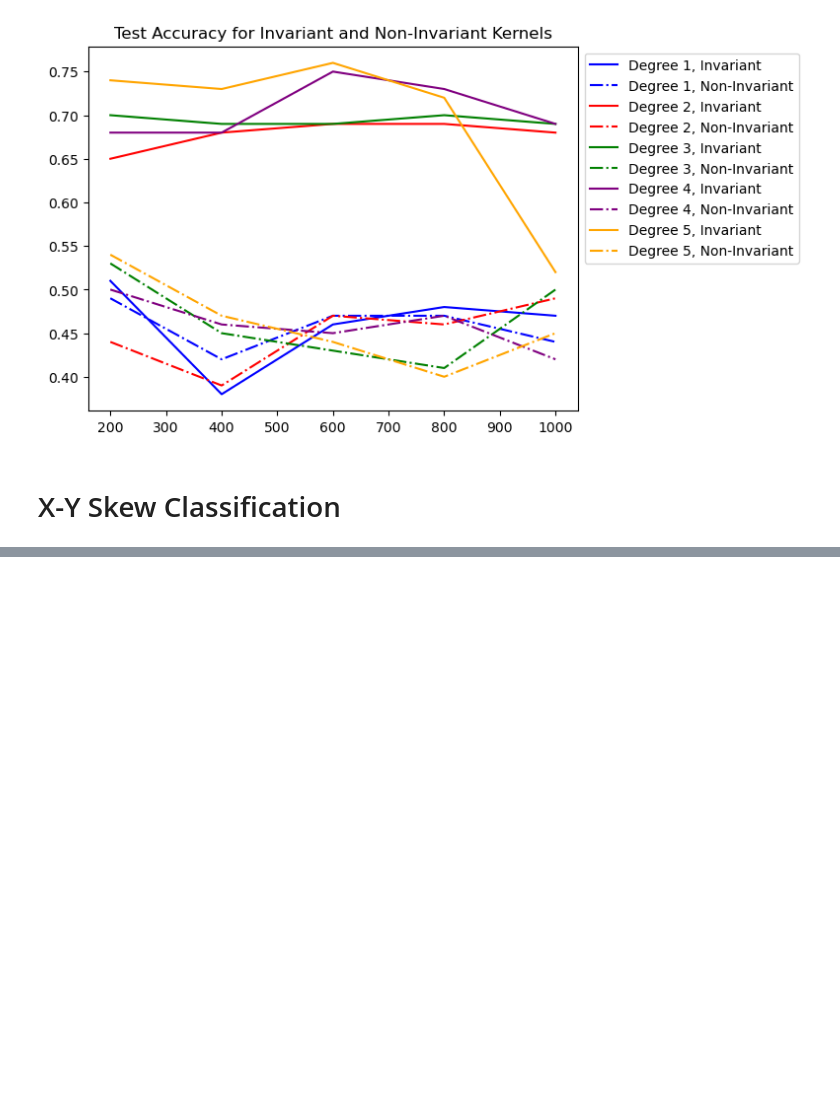
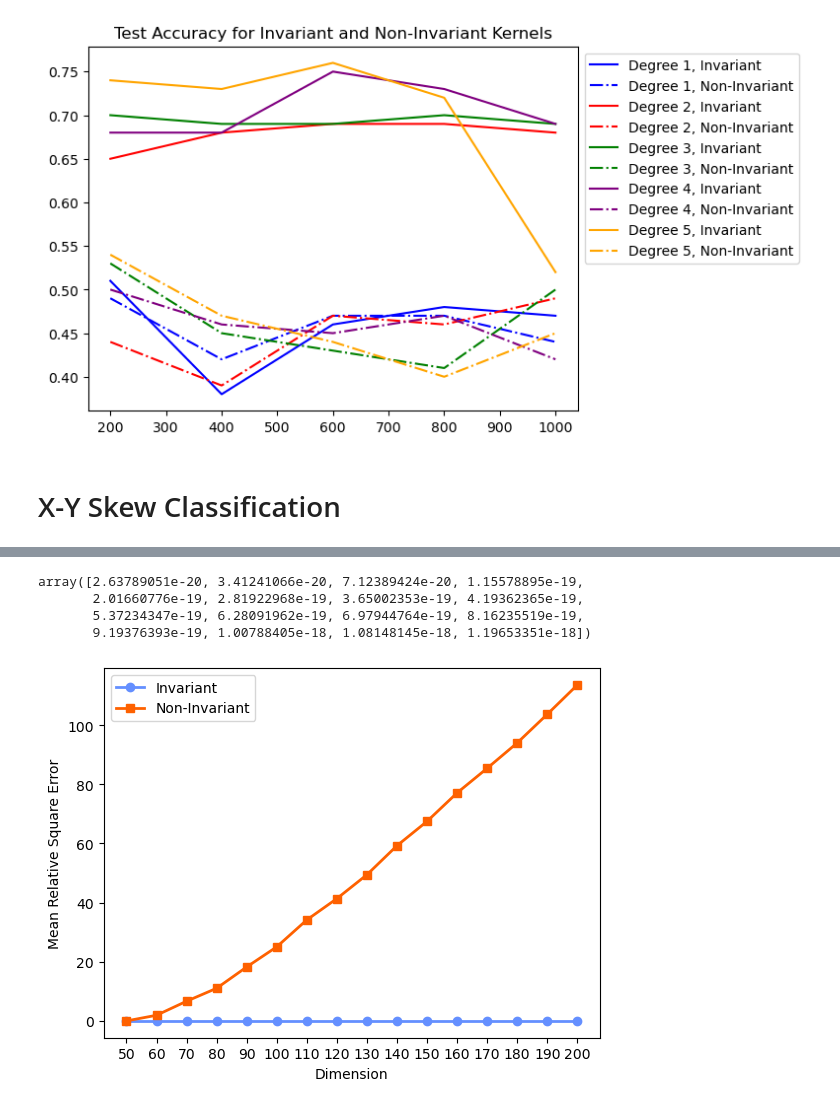
Before and after one commit to j4ck-k/invariant-kernels, a Jupyter notebook: invariant-inner-product.ipynb, the cells around one changed output, grey strips where cells are left out. Saved outputs shown, nothing was run; the diff lists cells and outputs as text; code cells hidden in the pictures; blank space fills up the shorter version.

```diff
--- a/invariant-inner-product.ipynb
+++ b/invariant-inner-product.ipynb
@@ -1238,0 +1950,6 @@ Text(0.5, 1.0, 'Test Accuracy for Invariant and Non-Invariant Kernels')
+# %%
+invariant_test_acc=np.load('Data/Norm-Data/squared-d50-invariant-test-error.npy')
+noninvariant_test_acc= np.load('Data/Norm-Data/squared-d50-noninvariant-test-error.npy')
+# %%
+invariant_test_acc=invariant_test_acc[:,1:]
+noninvariant_test_acc=noninvariant_test_acc[:,1:]
@@ -1238,0 +1958,17 @@ Text(0.5, 1.0, 'Test Accuracy for Invariant and Non-Invariant Kernels')
+# %%
+invariant_test_acc[1]
+# %% [output]
+array([2.63789051e-20, 3.41241066e-20, 7.12389424e-20, 1.15578895e-19,
+       2.01660776e-19, 2.81922968e-19, 3.65002353e-19, 4.19362365e-19,
+       5.37234347e-19, 6.28091962e-19, 6.97944764e-19, 8.16235519e-19,
+       9.19376393e-19, 1.00788405e-18, 1.08148145e-18, 1.19653351e-18])
+# %%
+plt.plot(range(50, 201, 10), invariant_test_acc[1], '-o', color='#648FFF', label='Invariant', linewidth=2)
+plt.plot(range(50, 201, 10), noninvariant_test_acc[1], '-s', color='#FE6100', label='Non-Invariant', linewidth=2)
+plt.xlabel('Dimension')
+plt.xticks(range(50, 201, 10))
+plt.ylabel('Mean Relative Square Error')
+plt.legend()
+plt.savefig('Figures/norm-generalization.pdf')
+# %% [output]
+[figure, added]
```
Also changed, not shown: parts of 44 cells of this notebook.
